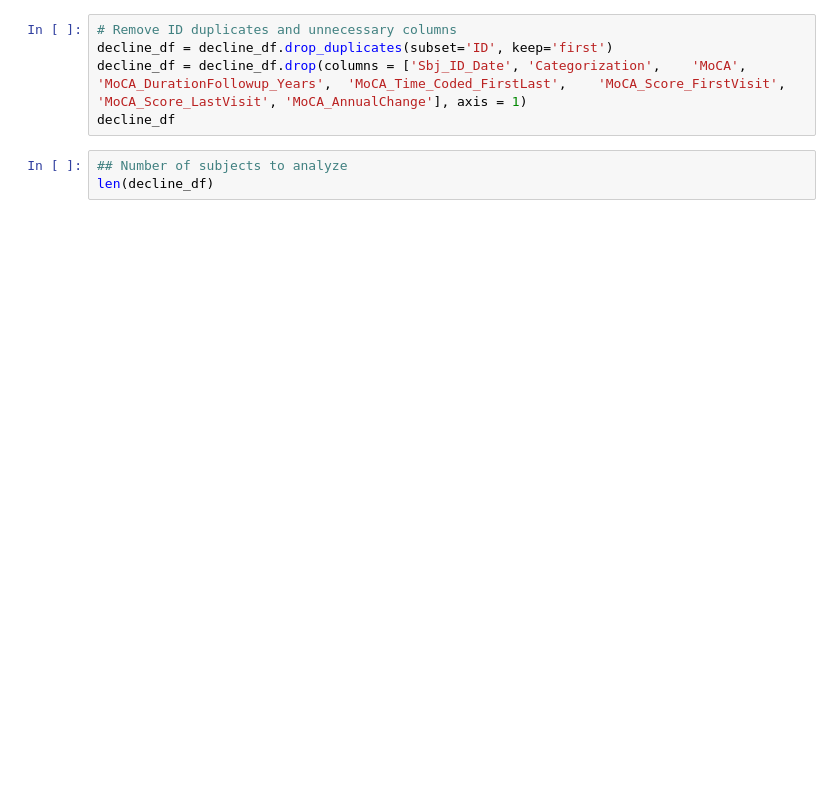
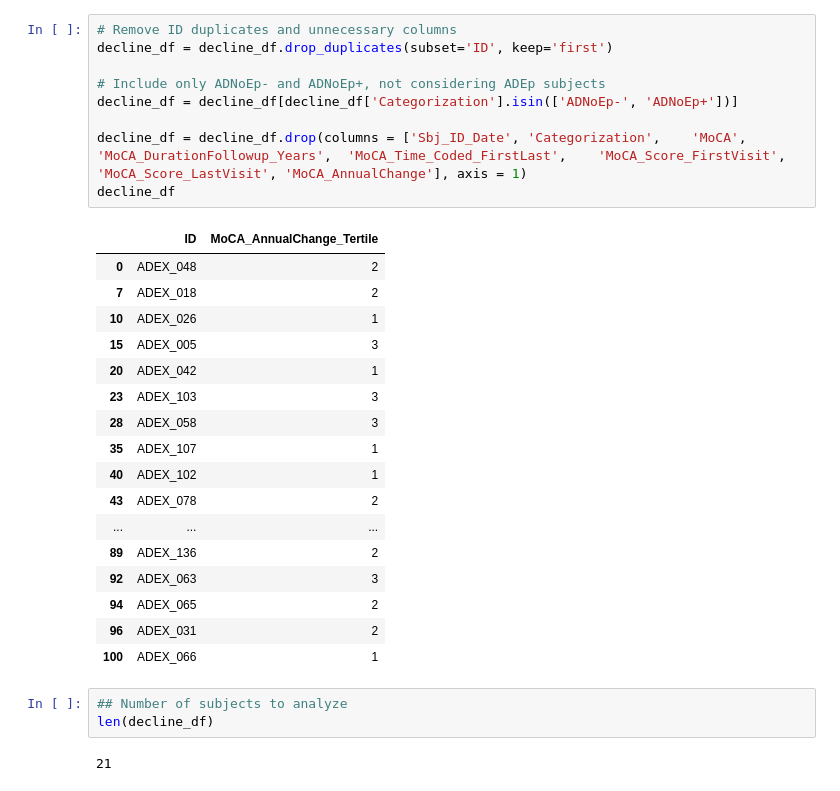
Before and after one commit to LamLab-MGH/SleepFC, a Jupyter notebook: Classifier_MoCA_decline.ipynb, the cells around one changed output. Drawn from its saved outputs; the diff is of its cells as text; blank space fills up the shorter version.

```diff
--- a/Classifier_MoCA_decline.ipynb
+++ b/Classifier_MoCA_decline.ipynb
@@ -252,8 +268,32 @@ decline_df
 # %%
 # Remove ID duplicates and unnecessary columns
 decline_df = decline_df.drop_duplicates(subset='ID', keep='first')
+
+# Include only ADNoEp- and ADNoEp+, not considering ADEp subjects
+decline_df = decline_df[decline_df['Categorization'].isin(['ADNoEp-', 'ADNoEp+'])]
+
 decline_df = decline_df.drop(columns = ['Sbj_ID_Date', 'Categorization',	'MoCA',	'MoCA_DurationFollowup_Years',	'MoCA_Time_Coded_FirstLast',	'MoCA_Score_FirstVisit',	'MoCA_Score_LastVisit',	'MoCA_AnnualChange'], axis = 1)
 decline_df
+# %% [output]
+|  | ID | MoCA_AnnualChange_Tertile |
+| 0 | ADEX_048 | 2 |
+| 7 | ADEX_018 | 2 |
+| 10 | ADEX_026 | 1 |
+| 15 | ADEX_005 | 3 |
+| 20 | ADEX_042 | 1 |
+| 23 | ADEX_103 | 3 |
+| 28 | ADEX_058 | 3 |
+| 35 | ADEX_107 | 1 |
+| 40 | ADEX_102 | 1 |
+| 43 | ADEX_078 | 2 |
+| ... | ... | ... |
+| 89 | ADEX_136 | 2 |
+| 92 | ADEX_063 | 3 |
+| 94 | ADEX_065 | 2 |
+| 96 | ADEX_031 | 2 |
+| 100 | ADEX_066 | 1 |
 # %%
 ## Number of subjects to analyze
 len(decline_df)
+# %% [output]
+21
```
Also changed, not shown: parts of 14 cells of this notebook, 2 other files.
